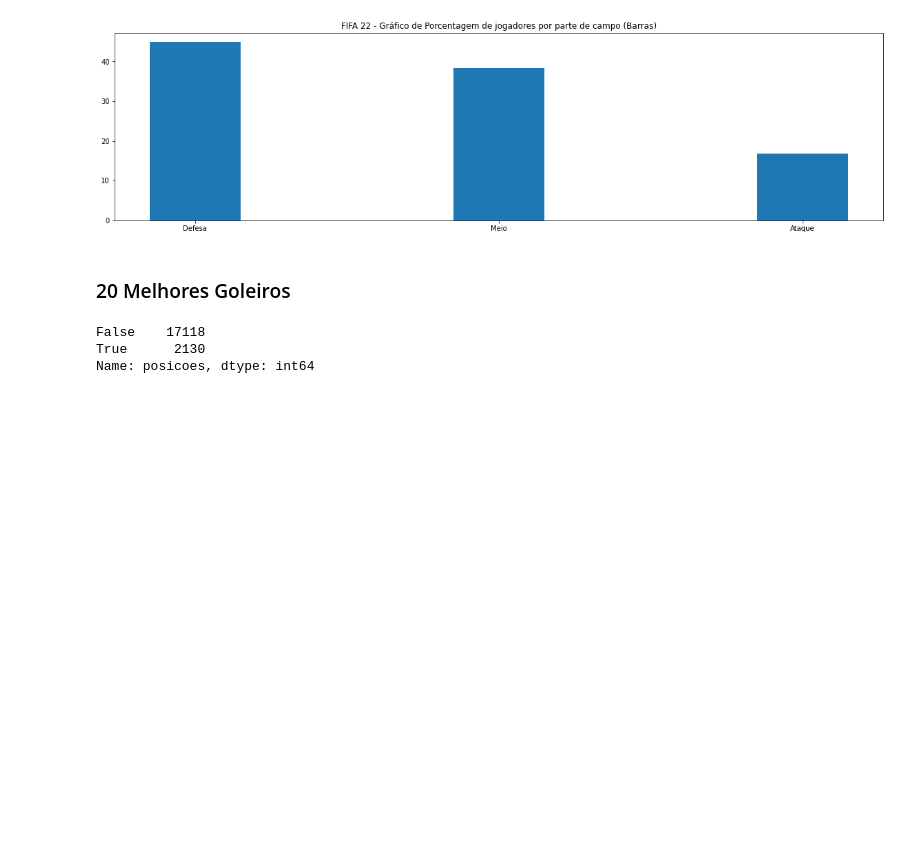
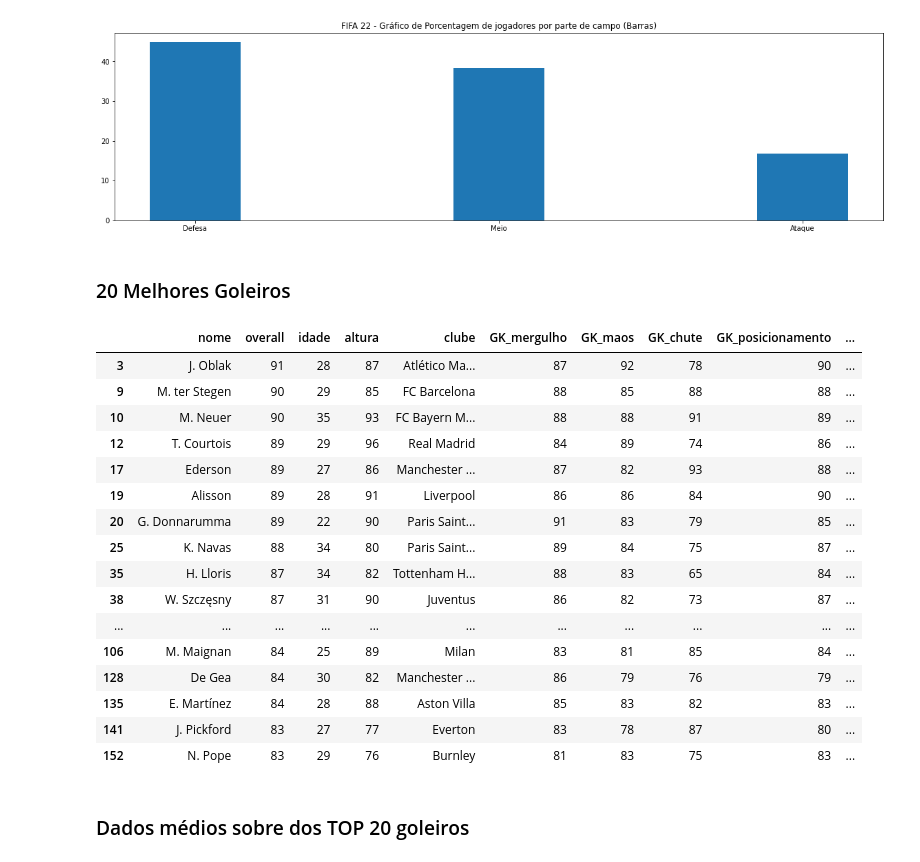
Before and after one commit to leovasc5/exploratory-analysis-of-FIFA-22-data, a Jupyter notebook: curiosidades.ipynb, the cells around one changed output. Drawn from its saved outputs; the diff is of its cells as text; code cells hidden in the pictures; blank space fills up the shorter version.

```diff
--- a/curiosidades.ipynb
+++ b/curiosidades.ipynb
@@ -374,9 +374,25 @@ Ataque: 16.78%
 # %% [markdown]
 ###  20 Melhores Goleiros
 # %%
-temp = df.posicoes.str.contains('GK').value_counts()
-temp.head(20)
+temp = df.loc[df.posicoes.str.contains('GK')].head(20)
+temp[['nome', 'overall', 'idade', 'altura', 'clube', 'GK_mergulho', 'GK_maos', 'GK_chute', 'GK_posicionamento', 'GK_reflexos']]
 # %% [output]
-False    17118
-True      2130
-Name: posicoes, dtype: int64
+|  | nome | overall | idade | altura | clube | GK_mergulho | GK_maos | GK_chute | GK_posicionamento | ... |
+| 3 | J. Oblak | 91 | 28 | 87 | Atlético Ma... | 87 | 92 | 78 | 90 | ... |
+| 9 | M. ter Stegen | 90 | 29 | 85 | FC Barcelona | 88 | 85 | 88 | 88 | ... |
+| 10 | M. Neuer | 90 | 35 | 93 | FC Bayern M... | 88 | 88 | 91 | 89 | ... |
+| 12 | T. Courtois | 89 | 29 | 96 | Real Madrid | 84 | 89 | 74 | 86 | ... |
+| 17 | Ederson | 89 | 27 | 86 | Manchester ... | 87 | 82 | 93 | 88 | ... |
+| 19 | Alisson | 89 | 28 | 91 | Liverpool | 86 | 86 | 84 | 90 | ... |
+| 20 | G. Donnarumma | 89 | 22 | 90 | Paris Saint... | 91 | 83 | 79 | 85 | ... |
+| 25 | K. Navas | 88 | 34 | 80 | Paris Saint... | 89 | 84 | 75 | 87 | ... |
+| 35 | H. Lloris | 87 | 34 | 82 | Tottenham H... | 88 | 83 | 65 | 84 | ... |
+| 38 | W. Szczęsny | 87 | 31 | 90 | Juventus | 86 | 82 | 73 | 87 | ... |
+| ... | ... | ... | ... | ... | ... | ... | ... | ... | ... | ... |
+| 106 | M. Maignan | 84 | 25 | 89 | Milan | 83 | 81 | 85 | 84 | ... |
+| 128 | De Gea | 84 | 30 | 82 | Manchester ... | 86 | 79 | 76 | 79 | ... |
+| 135 | E. Martínez | 84 | 28 | 88 | Aston Villa | 85 | 83 | 82 | 83 | ... |
+| 141 | J. Pickford | 83 | 27 | 77 | Everton | 83 | 78 | 87 | 80 | ... |
+| 152 | N. Pope | 83 | 29 | 76 | Burnley | 81 | 83 | 75 | 83 | ... |
+# %% [markdown]
+### Dados médios sobre dos TOP 20 goleiros
```
Also changed, not shown: parts of 6 cells of this notebook.
